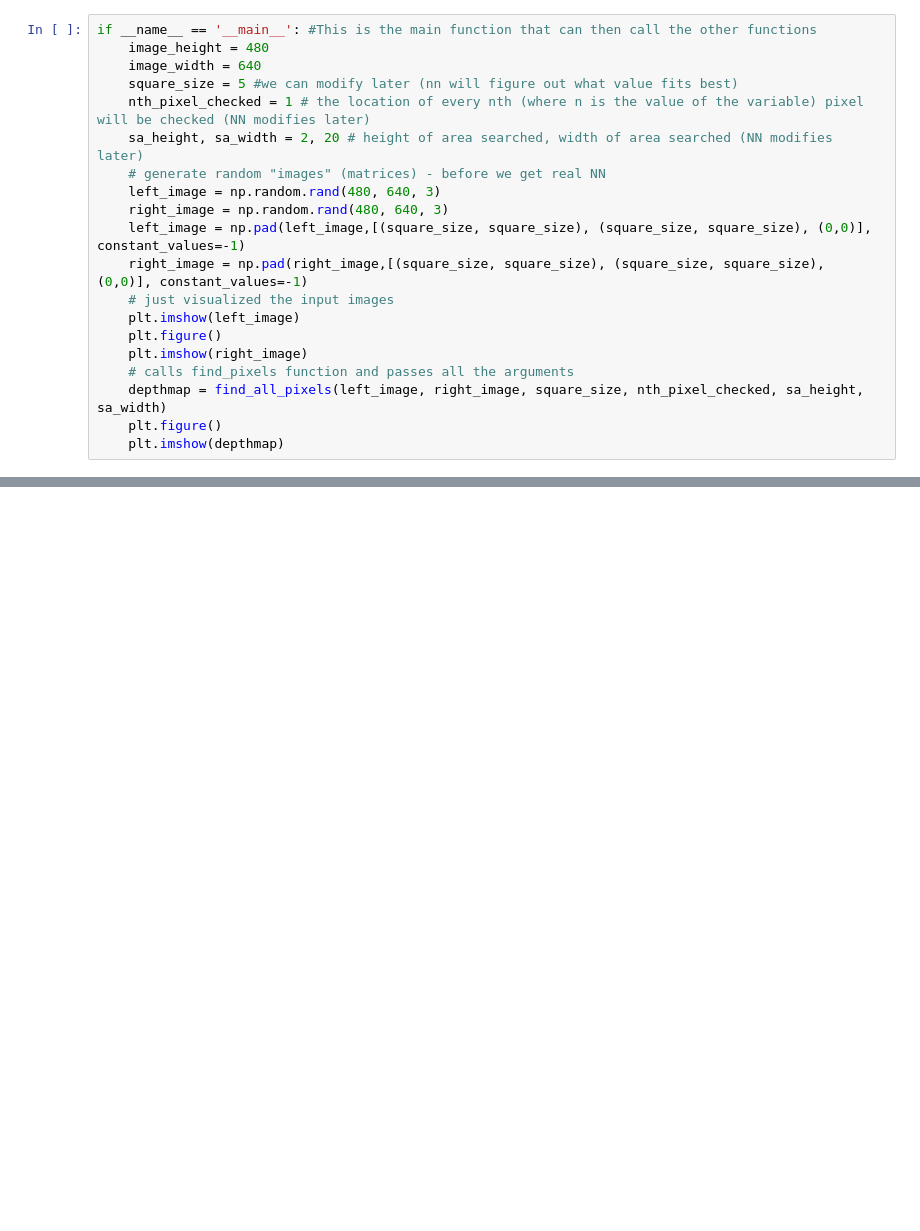
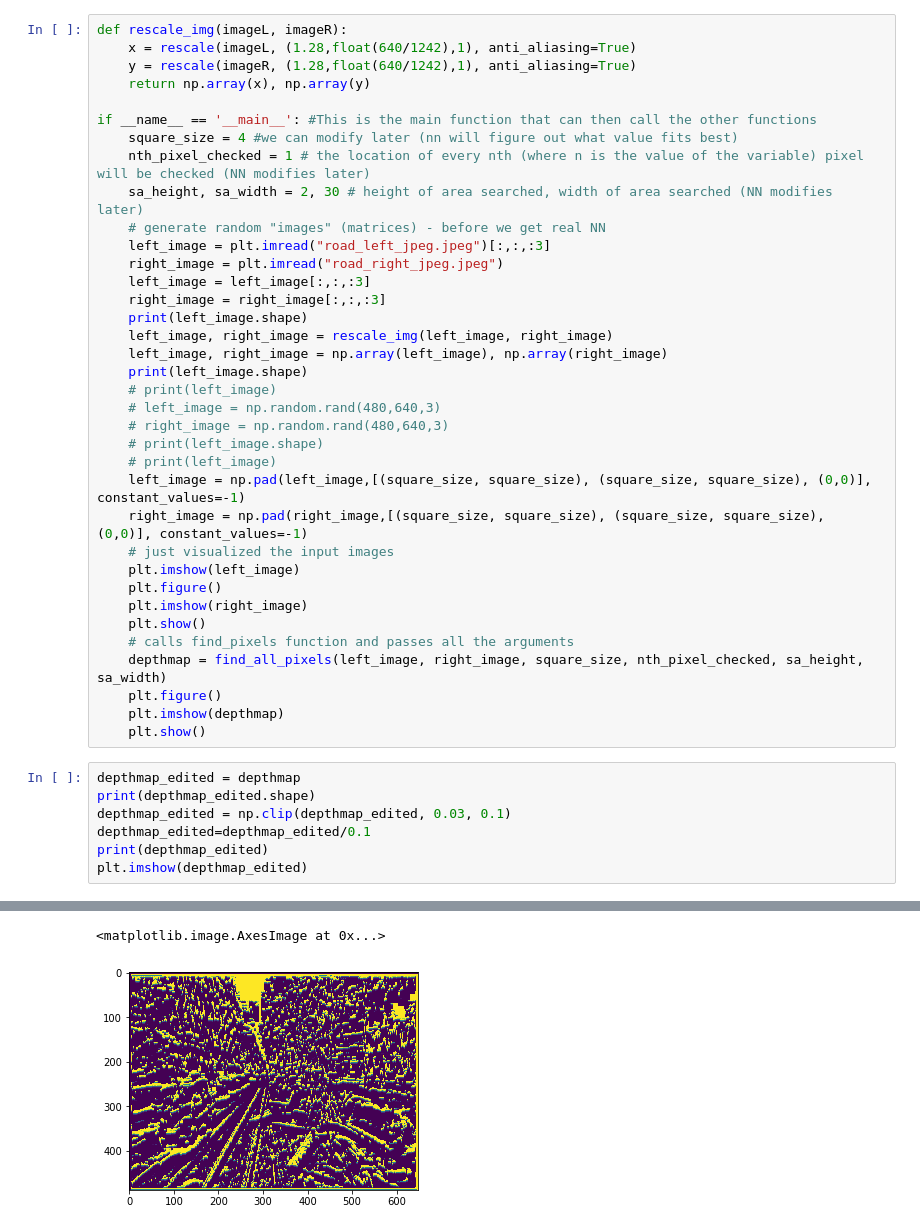
Before and after one commit to Hollyqui/PyDepth, a Jupyter notebook: DisparityMapGenerator.ipynb, the cells around one changed output, grey strips where cells are left out. Drawn from its saved outputs; the diff is of its cells as text; blank space fills up the shorter version.

```diff
--- a/DisparityMapGenerator.ipynb
+++ b/DisparityMapGenerator.ipynb
@@ -60,20 +171,44 @@ def depth(disparity):
 # %%
+def rescale_img(imageL, imageR):
+    x = rescale(imageL, (1.28,float(640/1242),1), anti_aliasing=True)
+    y = rescale(imageR, (1.28,float(640/1242),1), anti_aliasing=True)
+    return np.array(x), np.array(y)
+
 if __name__ == '__main__': #This is the main function that can then call the other functions
-    image_height = 480
-    image_width = 640
-    square_size = 5 #we can modify later (nn will figure out what value fits best)
+    square_size = 4 #we can modify later (nn will figure out what value fits best)
     nth_pixel_checked = 1 # the location of every nth (where n is the value of the variable) pixel will be checked (NN modifies later)
-    sa_height, sa_width = 2, 20 # height of area searched, width of area searched (NN modifies later)
+    sa_height, sa_width = 2, 30 # height of area searched, width of area searched (NN modifies later)
     # generate random "images" (matrices) - before we get real NN
-    left_image = np.random.rand(480, 640, 3)
-    right_image = np.random.rand(480, 640, 3)
+    left_image = plt.imread("road_left_jpeg.jpeg")[:,:,:3]
+    right_image = plt.imread("road_right_jpeg.jpeg")
+    left_image = left_image[:,:,:3]
+    right_image = right_image[:,:,:3]
+    print(left_image.shape)
+    left_image, right_image = rescale_img(left_image, right_image)
+    left_image, right_image = np.array(left_image), np.array(right_image)
+    print(left_image.shape)
+    # print(left_image)
+    # left_image = np.random.rand(480,640,3)
+    # right_image = np.random.rand(480,640,3)
+    # print(left_image.shape)
+    # print(left_image)
     left_image = np.pad(left_image,[(square_size, square_size), (square_size, square_size), (0,0)], constant_values=-1)
     right_image = np.pad(right_image,[(square_size, square_size), (square_size, square_size), (0,0)], constant_values=-1)
     # just visualized the input images
     plt.imshow(left_image)
     plt.figure()
     plt.imshow(right_image)
+    plt.show()
     # calls find_pixels function and passes all the arguments
     depthmap = find_all_pixels(left_image, right_image, square_size, nth_pixel_checked, sa_height, sa_width)
     plt.figure()
     plt.imshow(depthmap)
+    plt.show()
+# %%
+depthmap_edited = depthmap
+print(depthmap_edited.shape)
+depthmap_edited = np.clip(depthmap_edited, 0.03, 0.1)
+depthmap_edited=depthmap_edited/0.1
+print(depthmap_edited)
+plt.imshow(depthmap_edited)
+# %% [output]
@@ -79,0 +223,2 @@ if __name__ == '__main__': #This is the main function that can then call the oth
+<matplotlib.image.AxesImage at 0x...>
+[figure, added]
```
Also changed, not shown: parts of 14 cells of this notebook.
